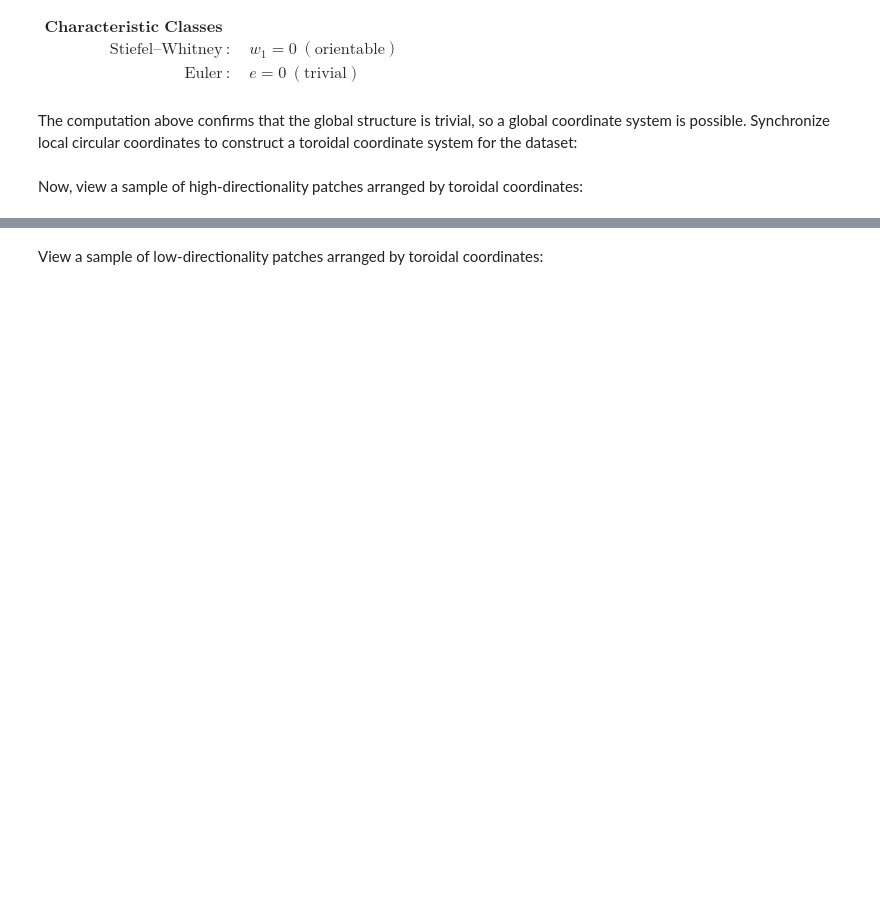
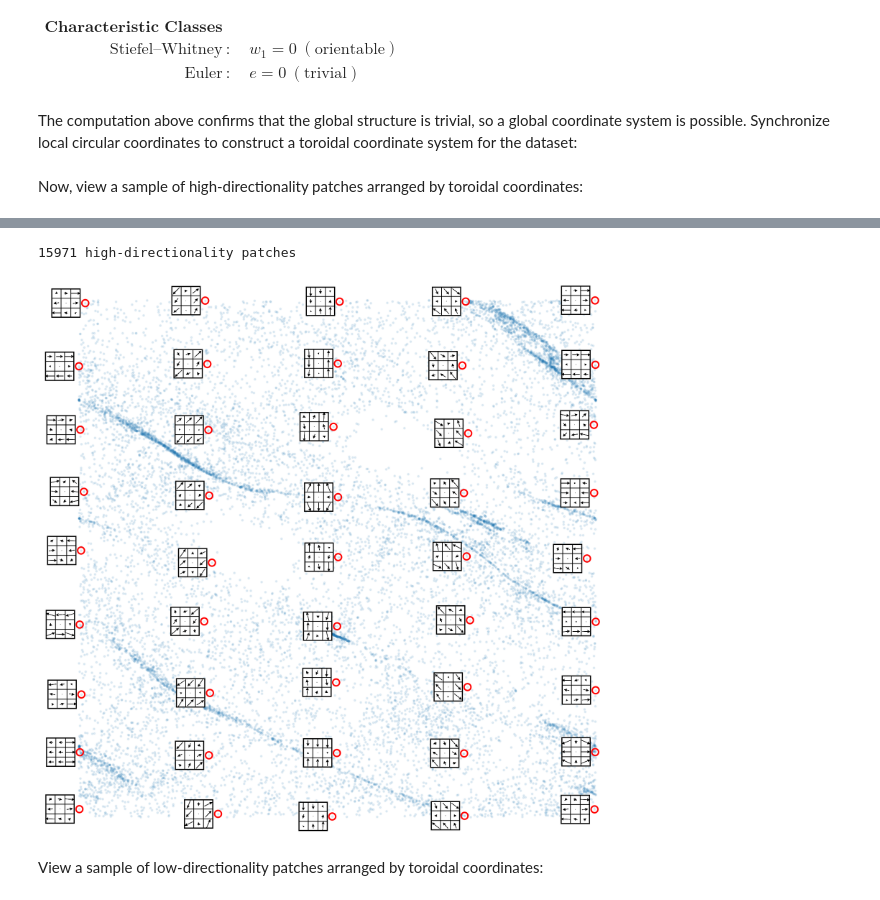
Before and after one commit to bradturow/Circle_Bundles, a Jupyter notebook: notebooks/tutorials/all/04_optical_flow_torus.ipynb, the cells around one changed output, grey strips where cells are left out. Drawn from its saved outputs; the diff is of its cells as text; code cells hidden in the pictures; blank space fills up the shorter version.

Commit message:
Scatter Lattice Visualizations
Added a scatter lattice function and called it in notebooks

```diff
--- a/notebooks/tutorials/all/04_optical_flow_torus.ipynb
+++ b/notebooks/tutorials/all/04_optical_flow_torus.ipynb
@@ -157,3 +129,24 @@ plt.show()
+# %%
+thresh = 0.8
+high_inds = ratios > thresh
+print(f'{np.sum(high_inds)} high-directionality patches')
+high_data = data[high_inds]
+
+coords = np.array([predom_dirs[high_inds], fiber_angles[high_inds]]).T
+
+per_row = 5
+per_col = 9
+fig = cb.scatter_lattice_vis(high_data,
+                          coords,
+                          patch_vis,
+                          per_row = per_row,
+                          per_col = per_col,
+                             padding = 0,
+                         )
+plt.show()
+# %% [output]
+15971 high-directionality patches
+[figure, added]
 # %% [markdown]
 View a sample of low-directionality patches arranged by toroidal coordinates:
 # %%
```
Also changed, not shown: parts of 7 cells of this notebook, 6 other files.
